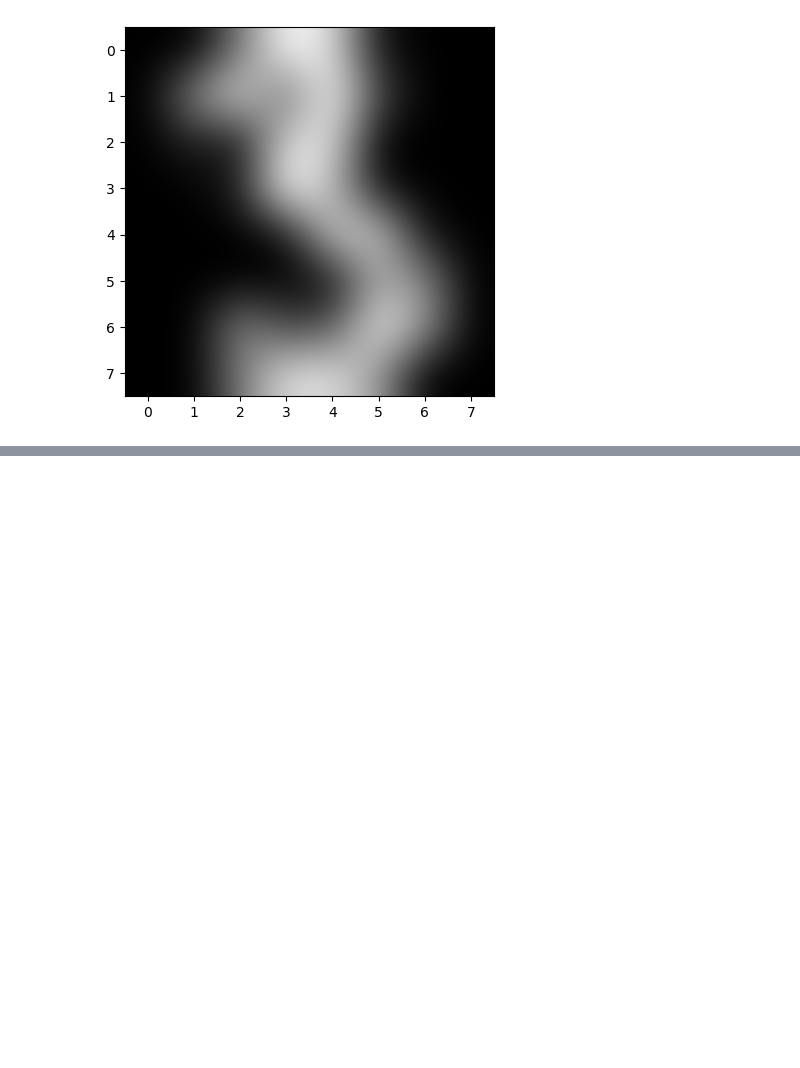
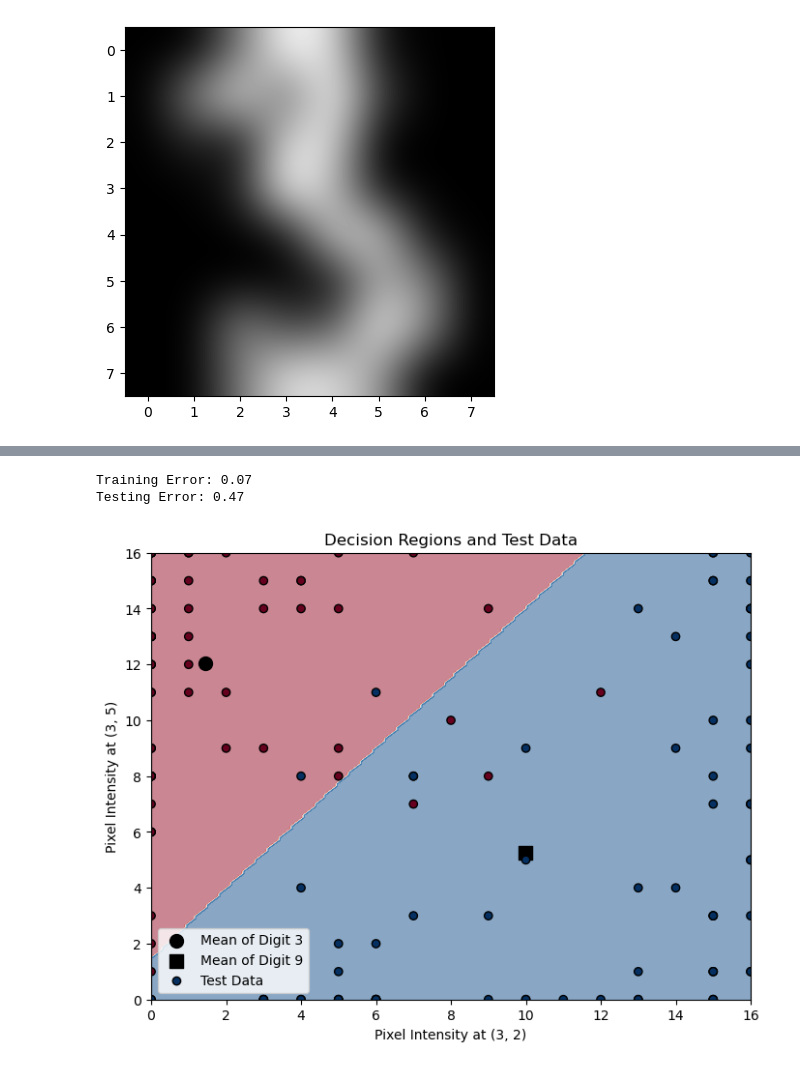
Before and after one commit to robin-alter/MSE-Exercises, a Jupyter notebook: 2024_05_08_Exercise_01/linear-classifiers-Ex2.ipynb, the cells around one changed output, grey strips where cells are left out. Drawn from its saved outputs; the diff is of its cells as text; code cells hidden in the pictures; blank space fills up the shorter version.

```diff
--- a/2024_05_08_Exercise_01/linear-classifiers-Ex2.ipynb
+++ b/2024_05_08_Exercise_01/linear-classifiers-Ex2.ipynb
@@ -48,0 +116,79 @@ X_train, X_test, y_train, y_test =\
+# %%
+
+# Convert list to numpy arrays for easier processing with scikit-learn and matplotlib
+X_test_array = np.array(X_test)
+
+# Extract 2D features for test data
+X_test_2d = features2d(X_test_array)
+
+# Adjust labels to -1 for '3' and 1 for '9'
+def adjust_labels(labels):
+    return np.where(labels == 3, -1, 1)
+
+y_train_labels = adjust_labels(y_train_array)
+y_test_labels = adjust_labels(y_test)
+
+# Define the nearest mean classifier
+def nearest_mean_classifier(train_features, train_labels, test_features):
+    mean_digit_3 = np.mean(train_features[train_labels == -1], axis=0)
+    mean_digit_9 = np.mean(train_features[train_labels == 1], axis=0)
+
+    predicted_labels = []
+    for feature in test_features:
+        dist_to_3 = np.linalg.norm(feature - mean_digit_3)
+        dist_to_9 = np.linalg.norm(feature - mean_digit_9)
+        predicted_label = -1 if dist_to_3 < dist_to_9 else 1
+        predicted_labels.append(predicted_label)
+
+    return np.array(predicted_labels)
+
+# Classify training and test datasets
+predicted_train_labels = nearest_mean_classifier(X_train_2d, y_train_labels, X_train_2d)
+predicted_test_labels = nearest_mean_classifier(X_train_2d, y_train_labels, X_test_2d)
+
+# Calculate classification error
+def classification_error(true_labels, predicted_labels):
+    return np.mean(true_labels != predicted_labels)
+
+train_error = classification_error(y_train_labels, predicted_train_labels)
+test_error = classification_error(y_test_labels, predicted_test_labels)
+
+# Print the errors
+print(f"Training Error: {train_error:.2f}")
+print(f"Testing Error: {test_error:.2f}")
+# %% [output]
+Training Error: 0.07
+Testing Error: 0.47
+# %%
+
+# Create a grid of points in the feature space
+x1_min, x1_max = X_train_2d[:, 0].min(), X_train_2d[:, 0].max()
+x2_min, x2_max = X_train_2d[:, 1].min(), X_train_2d[:, 1].max()
+xx1, xx2 = np.meshgrid(np.linspace(x1_min, x1_max, 200), np.linspace(x2_min, x2_max, 200))
+grid_points = np.c_[xx1.ravel(), xx2.ravel()]
+
+# Predict class for each point on the grid
+predicted_labels = nearest_mean(X_train_2d, y_train_adjusted, grid_points).reshape(xx1.shape)
+
+# Plot the decision regions
+plt.figure(figsize=(8, 6))
+plt.contourf(xx1, xx2, predicted_labels, alpha=0.5, cmap='RdBu')
+
+# Plot class means
+mean_digit_3 = np.mean(X_train_2d[y_train_adjusted == -1], axis=0)
+mean_digit_9 = np.mean(X_train_2d[y_train_adjusted == 1], axis=0)
+plt.scatter(mean_digit_3[0], mean_digit_3[1], c='black', marker='o', s=100, label='Mean of Digit 3')
+plt.scatter(mean_digit_9[0], mean_digit_9[1], c='black', marker='s', s=100, label='Mean of Digit 9')
+
+# Plot test data points
+plt.scatter(X_test_2d[:, 0], X_test_2d[:, 1], c=y_test_adjusted, cmap='RdBu', edgecolors='k', label='Test Data')
+
+# Add labels and legend
+plt.xlabel('Pixel Intensity at (3, 2)')
+plt.ylabel('Pixel Intensity at (3, 5)')
+plt.title('Decision Regions and Test Data')
+plt.legend()
+
+plt.show()
+# %% [output]
+[figure, added]
```
Also changed, not shown: parts of 4 cells of this notebook.
